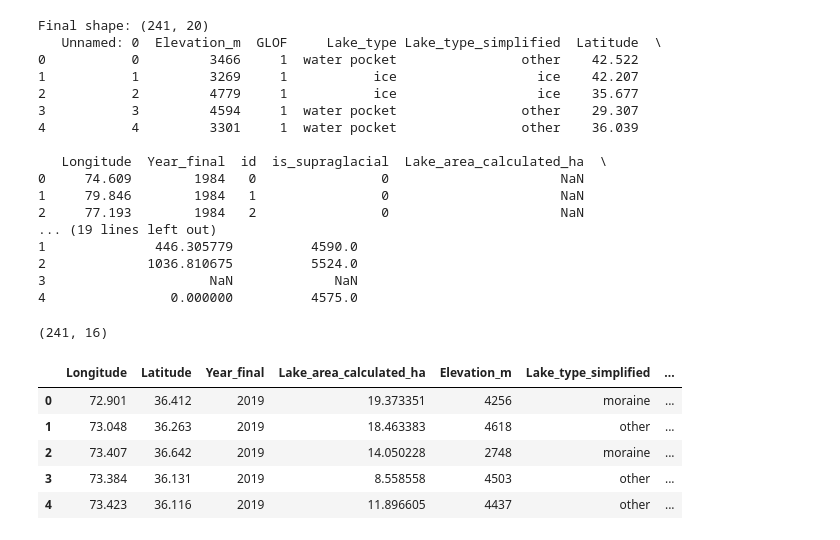
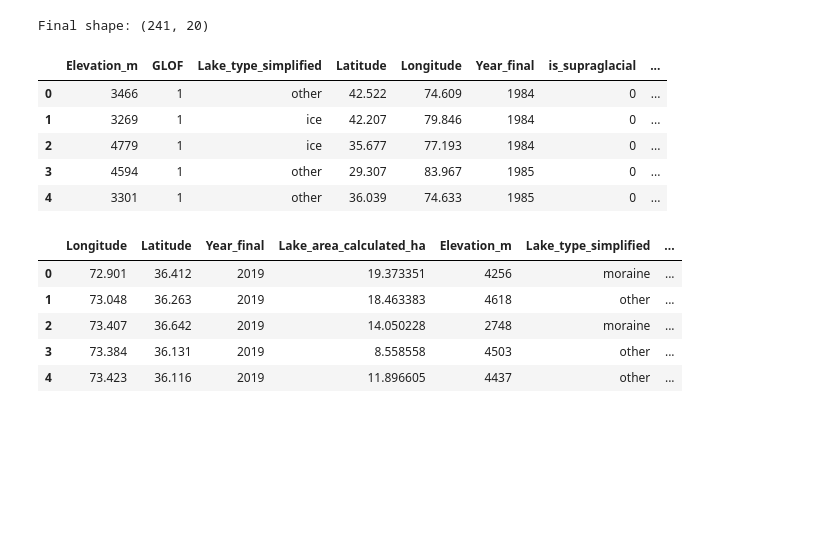
Before and after one commit to SoulNims/GLOF_Risk_ML_Pipeline, a Jupyter notebook: Data Cleaning.ipynb, the cells around one changed output. Cells and saved outputs as stored; diff of their text form; code cells hidden in the pictures; blank space fills up the shorter version.

```diff
--- a/Data Cleaning.ipynb
+++ b/Data Cleaning.ipynb
@@ -35,25 +35,8 @@ uncleaned_ml_pos = pd.concat([df_pos.reset_index(drop=True),
 
 # --- Final check ---
 print("Final shape:", uncleaned_ml_pos.shape)
-print(uncleaned_ml_pos.head())
 # %% [output]
 Final shape: (241, 20)
-   Unnamed: 0  Elevation_m  GLOF     Lake_type Lake_type_simplified  Latitude  \
-0           0         3466     1  water pocket                other    42.522
-1           1         3269     1           ice                  ice    42.207
-2           2         4779     1           ice                  ice    35.677
-3           3         4594     1  water pocket                other    29.307
-4           4         3301     1  water pocket                other    36.039
-
-   Longitude  Year_final  id  is_supraglacial  Lake_area_calculated_ha  \
-0     74.609        1984   0                0                      NaN
-1     79.846        1984   1                0                      NaN
-2     77.193        1984   2                0                      NaN
-... (19 lines left out)
-1              446.305779          4590.0
-2             1036.810675          5524.0
-3                     NaN             NaN
-4                0.000000          4575.0
 # %%
 
 # Optionally save to CSV
@@ -73,35 +56,40 @@ exp10 = pd.read_csv("pos_expansion10y.csv")
 # Keep only 'expansion_ha_peryr' from each and rename
 exp5 = exp5[["expansion_ha_peryr"]].rename(columns={"expansion_ha_peryr": "5y_expansion_rate"})
 exp10 = exp10[["expansion_ha_peryr"]].rename(columns={"expansion_ha_peryr": "10y_expansion_rate"})
 
 # Concatenate them horizontally
 df_pos = pd.concat([df_pos, exp5, exp10], axis=1)
 
 # --- Step 3: Load glacier features ---
 glac = pd.read_csv("glac_pos_list_correct_slope.csv")
 
 # Keep only the required glacier columns
 needed_glacier_cols = [
     "glacier_area_ha",
     "slope_glac_to_lake",
     "glacier_contact",
     "glacier_touch_count",
     "nearest_glacier_dist_m",
     "glacier_elev_m"
 ]
 glac = glac[needed_glacier_cols]
 
 # Concatenate glacier features to main df
 df_pos = pd.concat([df_pos, glac], axis=1)
 
 
 # --- Step 5: Rename final dataframe ---
 uncleaned_ml_pos = df_pos
 
 # Quick check
-uncleaned_ml_pos.shape
+uncleaned_ml_pos.head()
 # %% [output]
-(241, 16)
+|  | Elevation_m | GLOF | Lake_type_simplified | Latitude | Longitude | Year_final | is_supraglacial | ... |
+| 0 | 3466 | 1 | other | 42.522 | 74.609 | 1984 | 0 | ... |
+| 1 | 3269 | 1 | ice | 42.207 | 79.846 | 1984 | 0 | ... |
+| 2 | 4779 | 1 | ice | 35.677 | 77.193 | 1984 | 0 | ... |
+| 3 | 4594 | 1 | other | 29.307 | 83.967 | 1985 | 0 | ... |
+| 4 | 3301 | 1 | other | 36.039 | 74.633 | 1985 | 0 | ... |
 # %%
 # --- Define the correct final column order ---
 final_order = [
```
Also changed, not shown: parts of 3 cells of this notebook, 1 other file.
